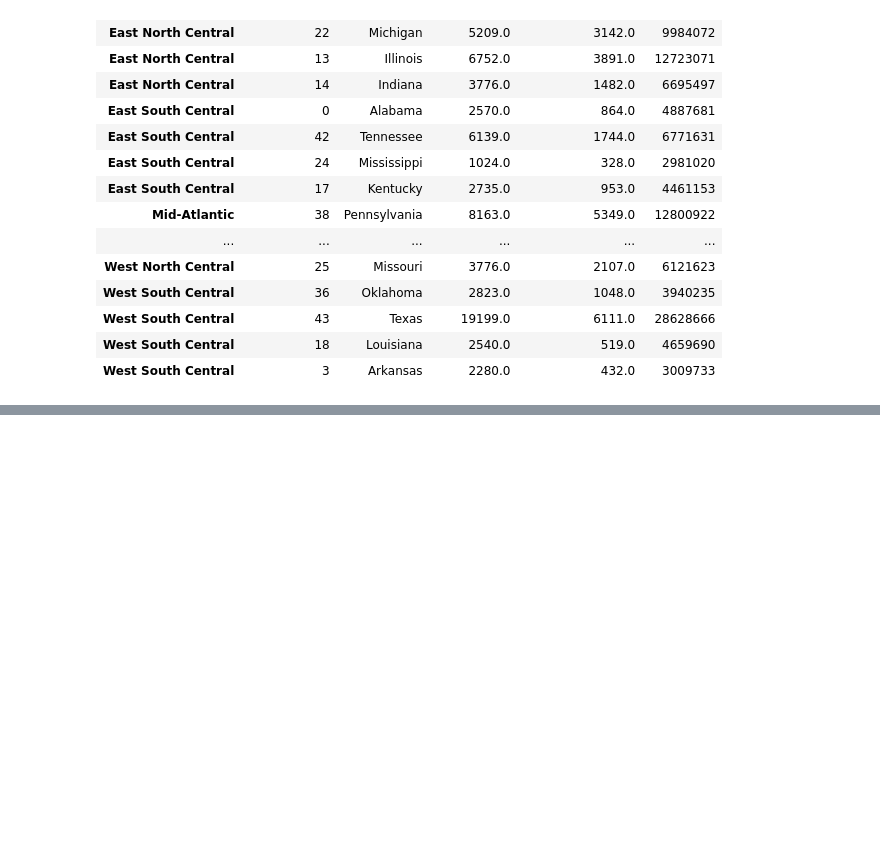
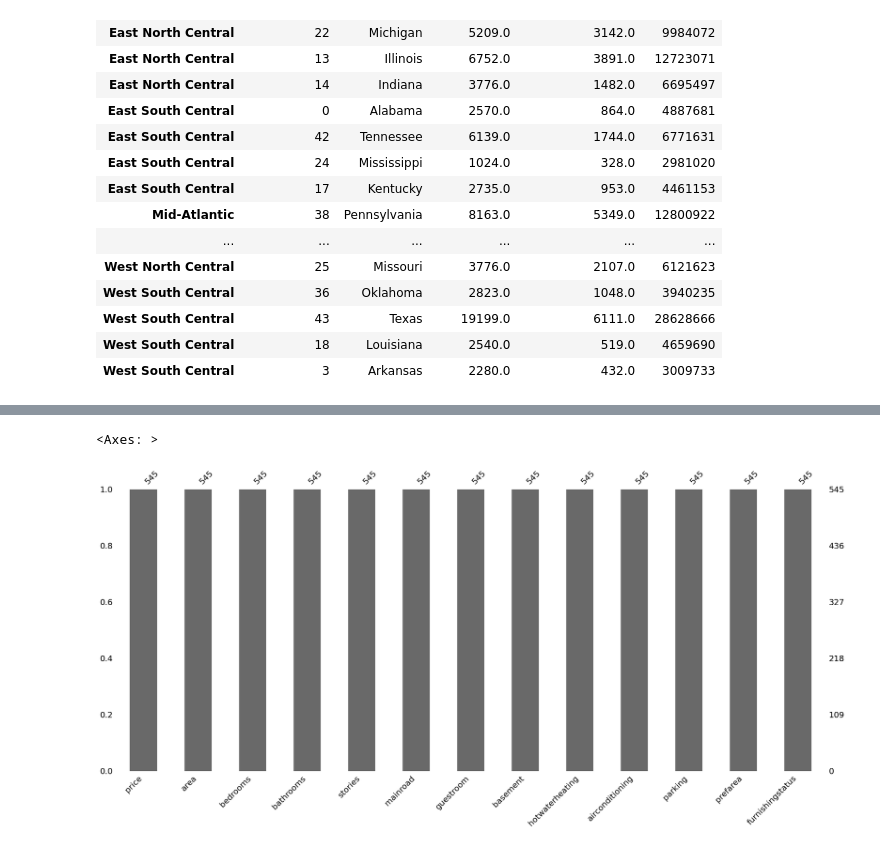
Before and after one commit to HebaSedik/machine-learning, a Jupyter notebook: pandas_trash.ipynb, the cells around one changed output, grey strips where cells are left out. Saved outputs shown, nothing was run; the diff lists cells and outputs as text; code cells hidden in the pictures; blank space fills up the shorter version.

```diff
--- a/pandas_trash.ipynb
+++ b/pandas_trash.ipynb
@@ -334,0 +408,2 @@ df_indexing.sort_index(level='region')
+# %%
+df_house = pd.read_csv("/content/Housing.csv")
@@ -334,0 +419,5 @@ df_indexing.sort_index(level='region')
+# %%
+msno.bar(df_house)
+# %% [output]
+<Axes: >
+[figure, added]
```
Also changed, not shown: parts of 20 cells of this notebook.
